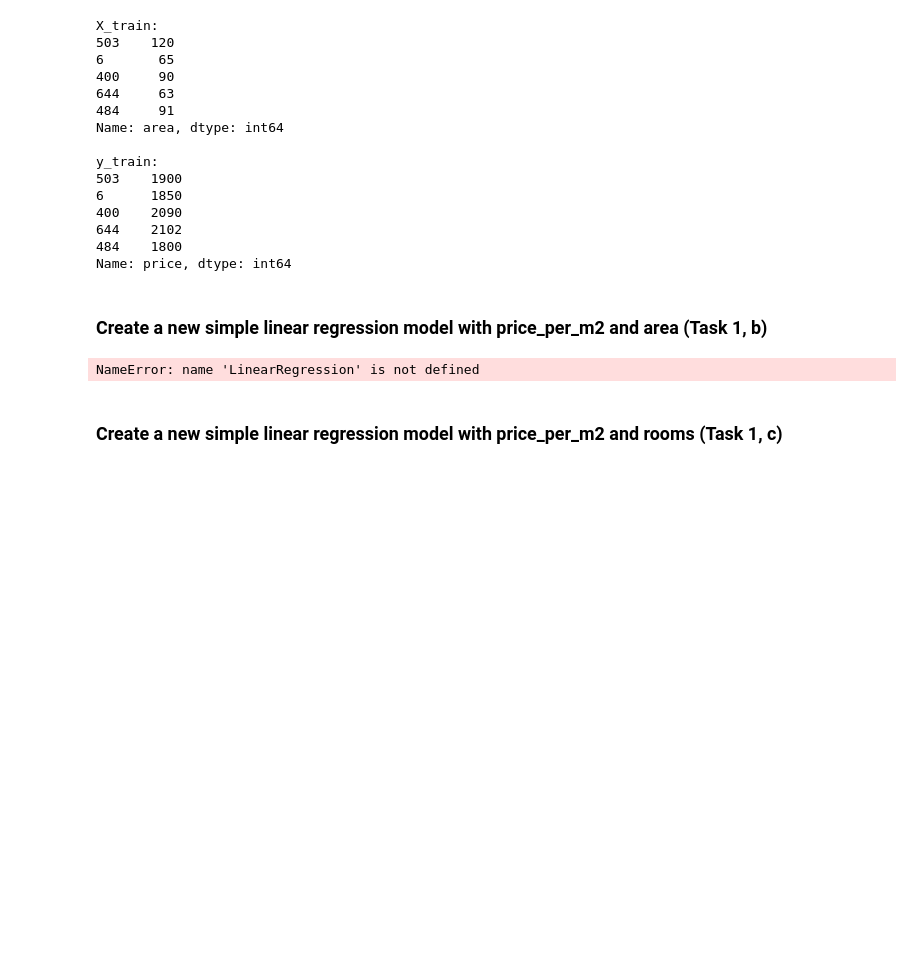
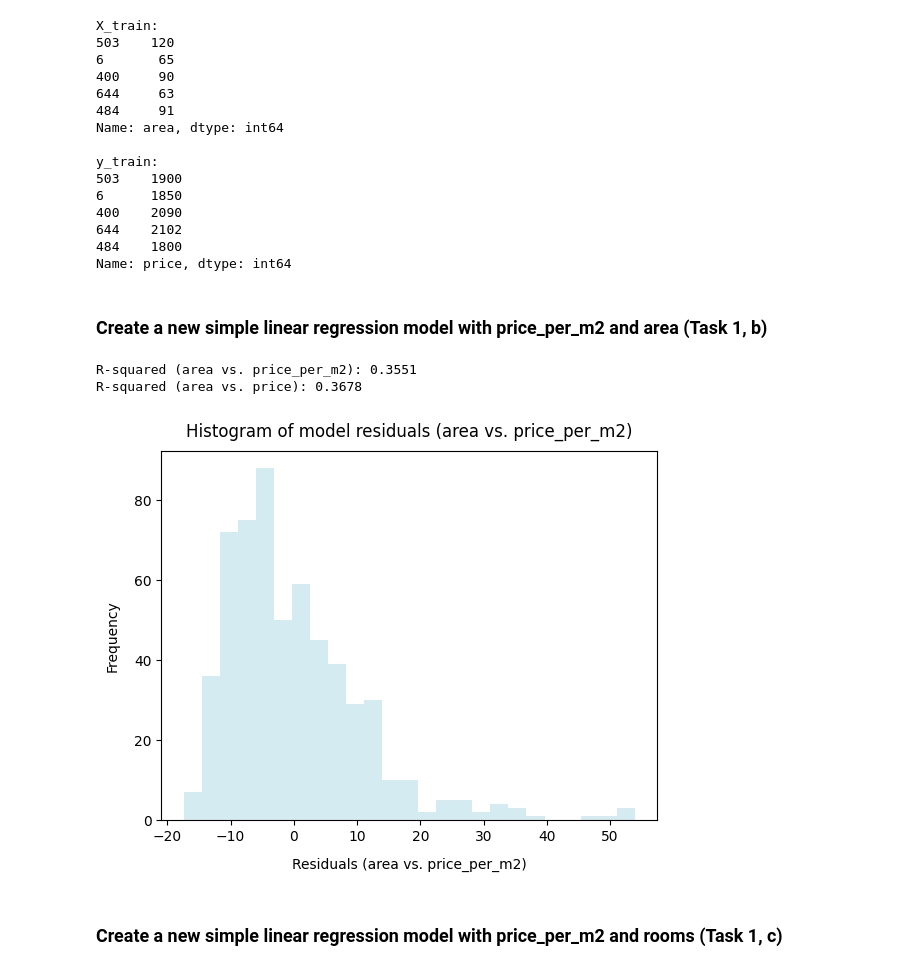
Before and after one commit to ninawueest/data_analytics, a Jupyter notebook: Week_08/linear_regression.ipynb, the cells around one changed output. Cells and saved outputs as stored; diff of their text form; code cells hidden in the pictures; blank space fills up the shorter version.

```diff
--- a/Week_08/linear_regression.ipynb
+++ b/Week_08/linear_regression.ipynb
@@ -111,56 +111,25 @@ Name: price, dtype: int64
 # %%
 # Create a new simple linear regression model with price_per_m2 as target variable and area as the explanatory variable (with help from chatGpt)
 
 # Assume df is your DataFrame containing 'area', 'price', and 'price_per_m2' columns
 # Create train and test samples
-X_train, X_test, y_train, y_test = train_test_split(df[['area']],
-                                                    df['price'],
-                                                    test_size=0.20,
-                                                    random_state=42)
+X_train_area, X_test_area, y_train_price_per_m2, y_test_price_per_m2 = train_test_split(df['area'], df['price_per_m2'], test_size=0.20, random_state=42)
+slope_area, intercept_area, r_area, p_area, std_err_area = stats.linregress(X_train_area, y_train_price_per_m2)
 
-# Create a new simple linear regression model
-model_price_per_m2 = LinearRegression()
-model_price_per_m2.fit(X_train, df.loc[X_train.index]['price_per_m2'])
+r_squared_area = r_area**2
+print(f'R-squared (area vs. price_per_m2): {r_squared_area:.4f}')
+print(f'R-squared (area vs. price): {r**2:.4f}')
 
-# Predict the target variable for the test set
-y_pred_price_per_m2 = model_price_per_m2.predict(X_test)
-
-# Check the R-squared value of the new model
-r_squared_price_per_m2 = r2_score(df.loc[X_test.index]['price_per_m2'], y_pred_price_per_m2)
-print(f'R-squared value for the new model (price_per_m2): {r_squared_price_per_m2:.4f}')
-
-# Check the R-squared value of the original model
-X_train_price = X_train.copy()  # Assuming 'area' is present in the original DataFrame
-model_price = LinearRegression()
-model_price.fit(X_train_price, y_train)
-y_pred_price = model_price.predict(X_test)
-
-r_squared_price = r2_score(y_test, y_pred_price)
-print(f'R-squared value for the original model (price): {r_squared_price:.4f}')
-
-# Compare R-squared values
-if r_squared_price_per_m2 > r_squared_price:
-    print('R-squared value is higher for the new model (price_per_m2) compared to the original model (price).')
-else:
-    print('R-squared value is not higher for the new model (price_per_m2) compared to the original model (price).')
-
-# Plot histogram of model residuals for the new model
-residuals_price_per_m2 = df.loc[X_test.index]['price_per_m2'] - y_pred_price_per_m2
-plt.figure(figsize=(10, 6))
-sns.histplot(residuals_price_per_m2, bins=30, kde=True)
-plt.title('Histogram of Residuals for price_per_m2 Model')
-plt.xlabel('Residuals')
-plt.ylabel('Frequency')
+residuals_area = y_train_price_per_m2 - (slope_area * X_train_area + intercept_area)
+plt.hist(x=residuals_area, bins=25, color='lightblue', alpha=0.5)
+plt.xlabel('Residuals (area vs. price_per_m2)', fontsize=10, labelpad=10)
+plt.ylabel('Frequency', fontsize=10, labelpad=10)
+plt.title('Histogram of model residuals (area vs. price_per_m2)', fontsize=12, pad=10)
 plt.show()
-
-# Check normality of residuals for the new model
-normality_test_price_per_m2 = stats.normaltest(residuals_price_per_m2)
-if normality_test_price_per_m2.pvalue < 0.05:
-    print('Residuals are not normally distributed for the new model (price_per_m2).')
-else:
-    print('Residuals are normally distributed for the new model (price_per_m2).')
 # %% [output]
-NameError: name 'LinearRegression' is not defined
+R-squared (area vs. price_per_m2): 0.3551
+R-squared (area vs. price): 0.3678
+[figure, added]
 # %% [markdown]
 ### Create a new simple linear regression model with price_per_m2 and rooms (Task 1, c)
 # %%
```
Also changed, not shown: parts of 6 cells of this notebook, 1 other file.
